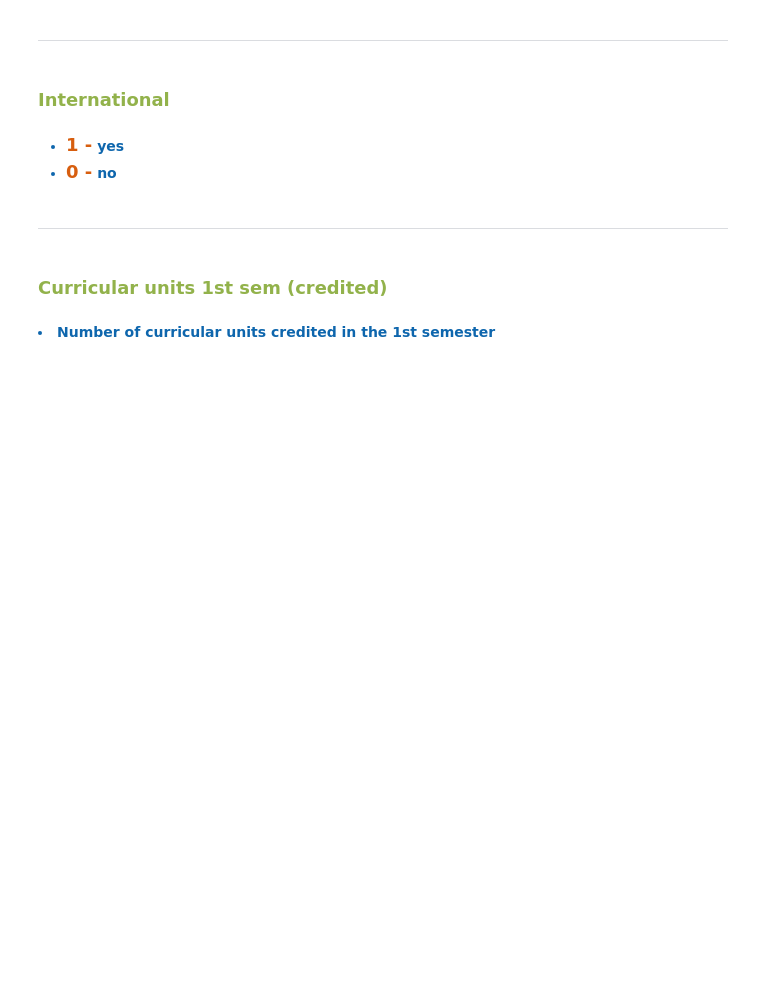
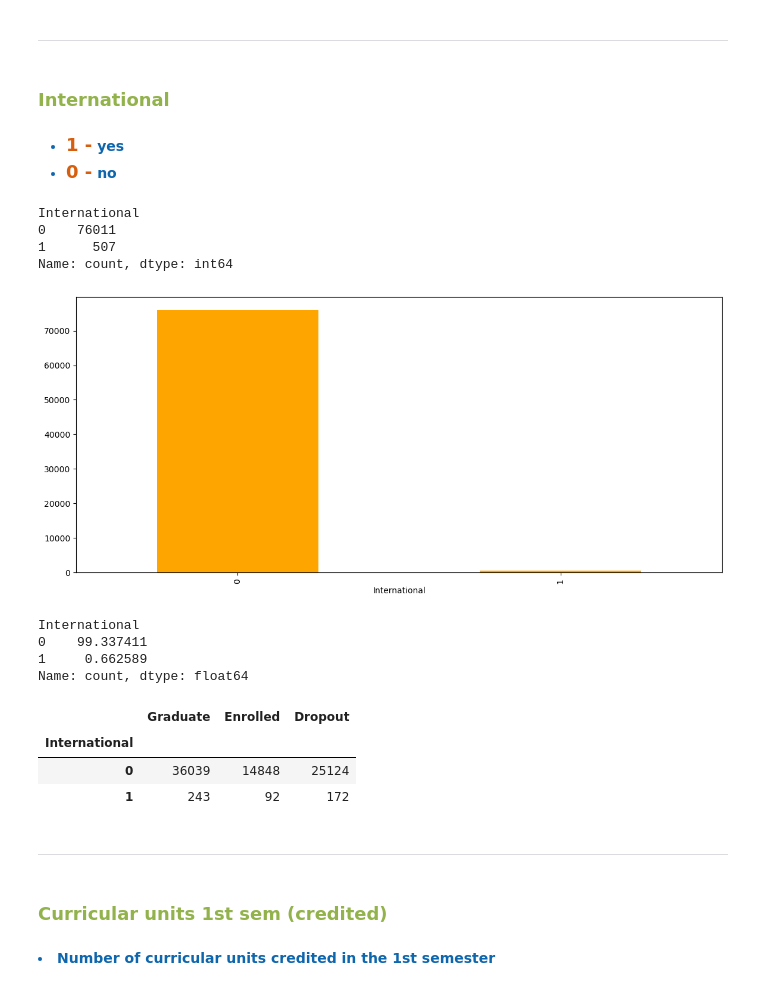
Before and after one commit to hibahdesu/Kaggle-Competitions, a Jupyter notebook: Classification with an Academic Success Dataset/My Analysis Part.ipynb, the cells around one changed output. Cells and saved outputs as stored; diff of their text form; code cells hidden in the pictures; blank space fills up the shorter version.

```diff
--- a/Classification with an Academic Success Dataset/My Analysis Part.ipynb
+++ b/Classification with an Academic Success Dataset/My Analysis Part.ipynb
@@ -946,6 +1059,52 @@ plt.show()
     <span style="color:#D75E0F; font-size: 18px; font-weight: bold;">0 -</span> no
   </li>
 </ul>
+# %%
+df_train['International'].value_counts()
+# %% [output]
+International
+0    76011
+1      507
+Name: count, dtype: int64
+# %%
+df_train['International'].value_counts().plot(kind='bar', color='orange', figsize=(14, 6))
+plt.show()
+# %% [output]
+[figure, added]
+# %%
+
+international_counts = df_train['International'].value_counts()
+
+
+international_percentages = (international_counts / international_counts.sum()) * 100
+
+
+print(international_percentages)
+# %% [output]
+International
+0    99.337411
+1     0.662589
+Name: count, dtype: float64
+# %%
+
+graduate_counts = df_train.loc[df_train['Target'] == 'Graduate', 'International'].value_counts()
+enrolled_counts = df_train.loc[df_train['Target'] == 'Enrolled', 'International'].value_counts()
+dropout_counts = df_train.loc[df_train['Target'] == 'Dropout', 'International'].value_counts()
+
+# Create the DataFrame
+inter = pd.DataFrame({
+    'Graduate': graduate_counts,
+    'Enrolled': enrolled_counts,
+    'Dropout': dropout_counts
+})
+
+
+inter
+# %% [output]
+|  | Graduate | Enrolled | Dropout |
+| International |  |  |  |
+| 0 | 36039 | 14848 | 25124 |
+| 1 | 243 | 92 | 172 |
 # %% [markdown]
 <hr/>
 # %% [markdown]
```
Also changed, not shown: parts of 21 cells of this notebook.
